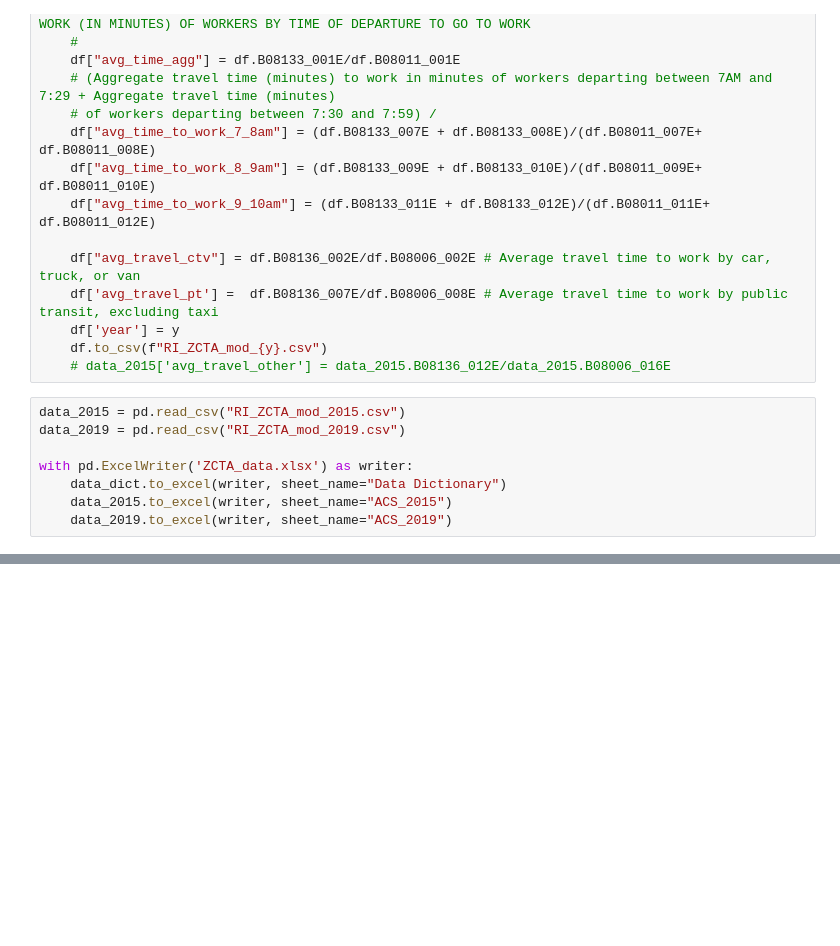
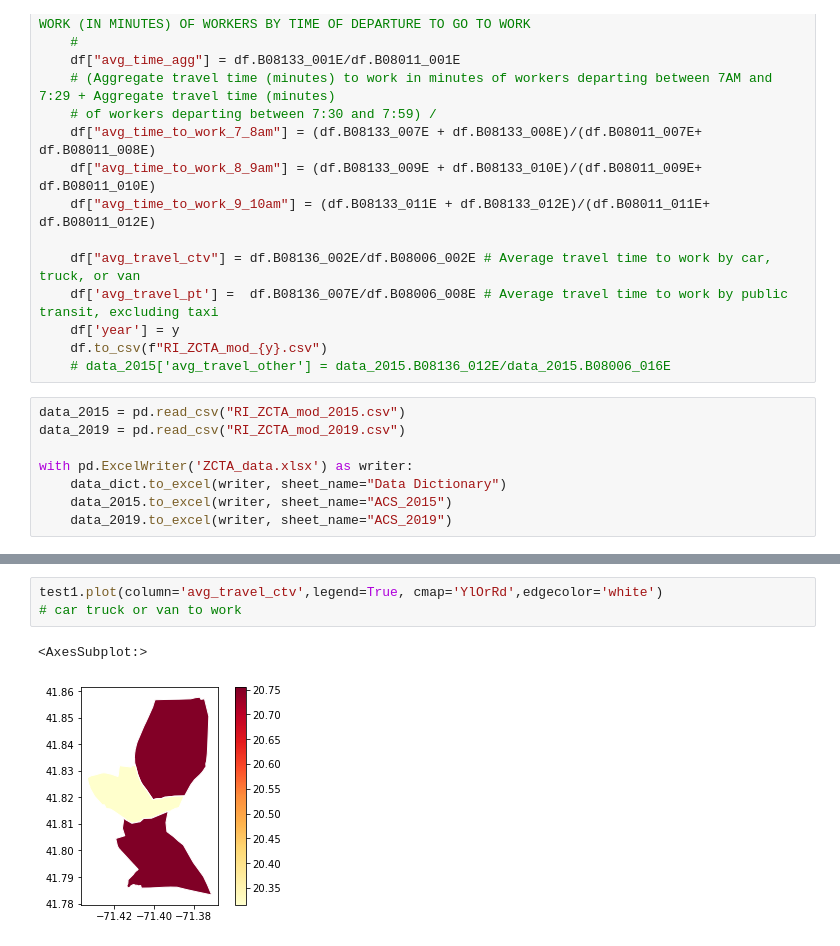
Before and after one commit to hochru557/po524-parking, a Jupyter notebook: census_api.ipynb, the cells around one changed output, grey strips where cells are left out. Saved outputs shown, nothing was run; the diff lists cells and outputs as text; blank space fills up the shorter version.

```diff
--- a/census_api.ipynb
+++ b/census_api.ipynb
@@ -115,0 +119,6 @@ test.plot(column='avg_time_agg',legend=True, cmap='YlOrRd',edgecolor='white')
+# %%
+test1.plot(column='avg_travel_ctv',legend=True, cmap='YlOrRd',edgecolor='white')
+# car truck or van to work
+# %% [output]
+<AxesSubplot:>
+[figure, added]
```
Also changed, not shown: parts of 7 cells of this notebook, 12 other files.
